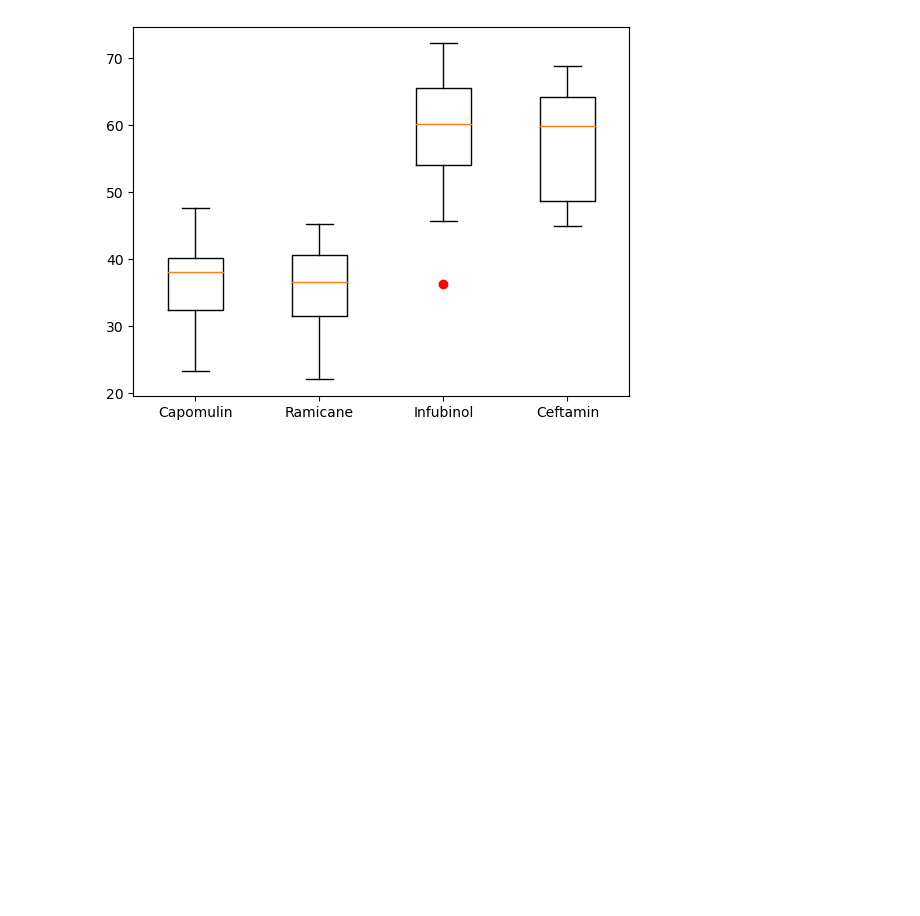
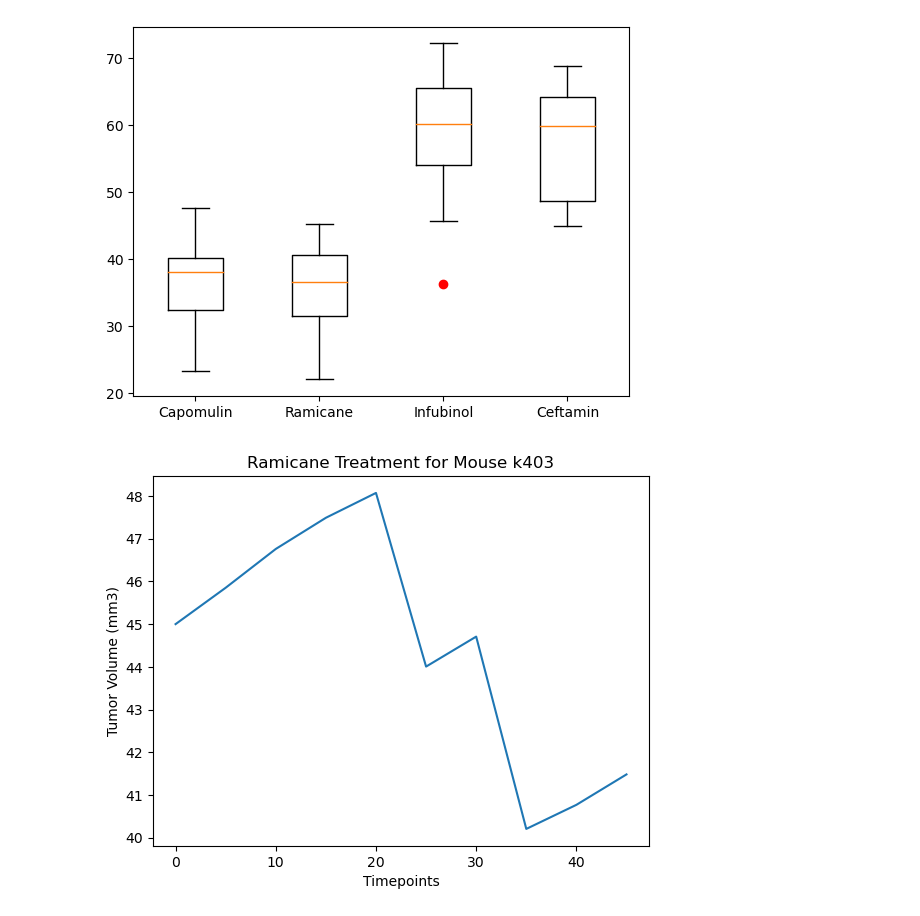
Before and after one commit to SolSolstice/matplotib-challenge, a Jupyter notebook: Pymaceuticals/pymaceuticals_workfile.ipynb, the cells around one changed output. Saved outputs shown, nothing was run; the diff lists cells and outputs as text; code cells hidden in the pictures; blank space fills up the shorter version.

```diff
--- a/Pymaceuticals/pymaceuticals_workfile.ipynb
+++ b/Pymaceuticals/pymaceuticals_workfile.ipynb
@@ -324,3 +326,27 @@ plt.xticks([1,2,3,4],["Capomulin","Ramicane","Infubinol", "Ceftamin"])
 plt.show()
 # %% [output]
 [figure]
+# %%
+# Generate a line plot of tumor volume vs. time point for a mouse treated with Capomulin
+
+
+capo_mice = combined_data.loc[combined_data["Drug Regimen"] == "Capomulin"]
+capo_mice.head(20)
+
+mouse_l509 = capo_mice.loc[combined_data["Mouse ID"]== "l509"]
+#mouse_i509 = mouse_k403.loc[:,["Tumor Volume (mm3)","Timepoint"]]
+mouse_l509
+#l509_tumor_x_time = mouse_l509.loc[:,["Tumor Volume (mm3)","Timepoint"]]
+l509_tumor_x_time = mouse_l509.loc[:,["Timepoint","Tumor Volume (mm3)"]]
+l509_tumor_x_time
+#b128_tumor_x_time
+l509_tumor_x_time.set_index('Timepoint',inplace=True)
+l509_tumor_x_time.reset_index(drop=True)
+l509_tumor_x_time
+plt.plot(l509_tumor_x_time)
+plt.xlabel("Timepoints")
+plt.ylabel("Tumor Volume (mm3)")
+plt.title("Ramicane Treatment for Mouse k403")
+plt.show()
+# %% [output]
+[figure, added]
```
Also changed, not shown: parts of 5 cells of this notebook.
